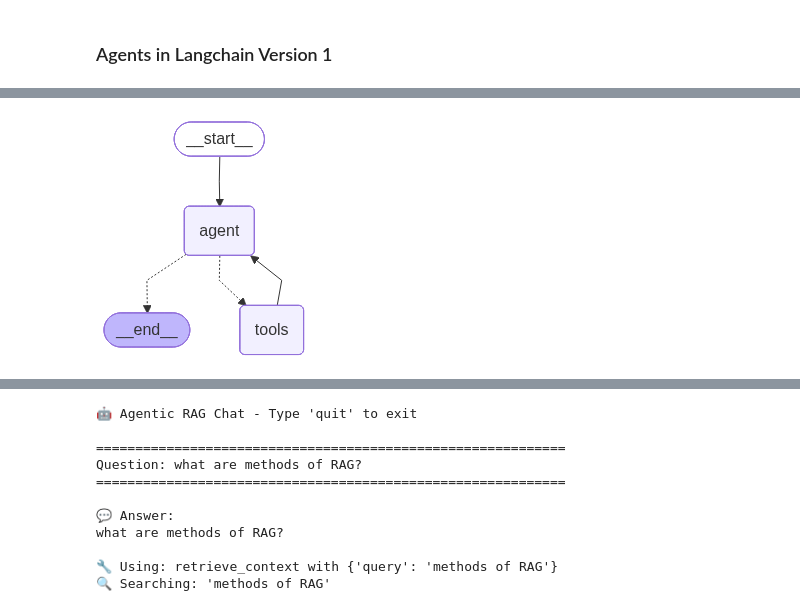
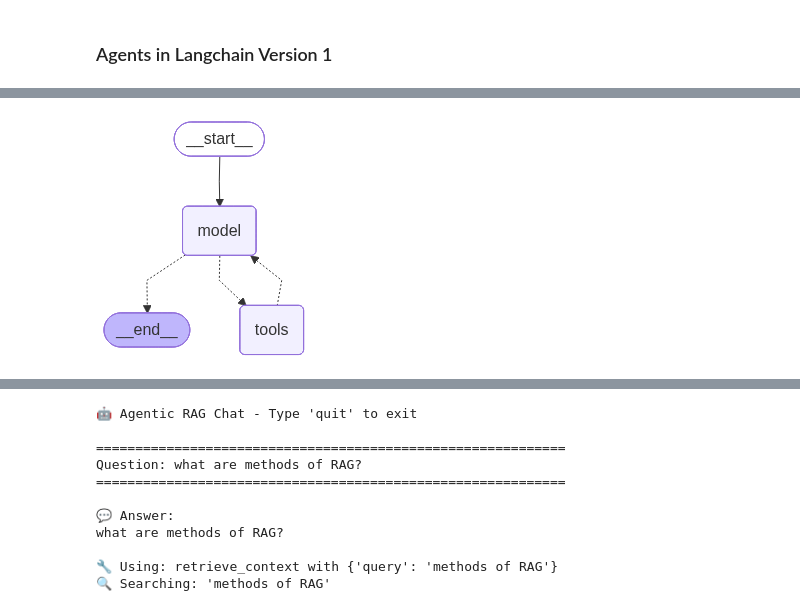
Before and after one commit to laxmimerit/Langchain-and-Ollama, a Jupyter notebook: 13. Agentic RAG/Agentic RAG.ipynb, the cells around one changed output, grey strips where cells are left out. Drawn from its saved outputs; the diff is of its cells as text; code cells hidden in the pictures.

Commit message:
rag tools updated

```diff
--- a/13. Agentic RAG/Agentic RAG.ipynb
+++ b/13. Agentic RAG/Agentic RAG.ipynb
@@ -5,6 +6,6 @@
 # %%
 # use the langchain pre-release for latest features
-# pip install -U langchain langchain-ollama, langchain-chroma, langchain-core langchain-community
+# pip install -U langchain langchain-ollama, langchain-community langchain-core faiss-cpu
 import os
 import warnings
 os.environ['KMP_DUPLICATE_LIB_OK'] = 'True'
@@ -13,7 +14,7 @@ warnings.filterwarnings("ignore")
 from langchain_core.tools import tool
 from langchain.agents import create_agent
 from langchain_ollama import ChatOllama, OllamaEmbeddings
-from langchain_chroma import Chroma
+from langchain_community.vectorstores import FAISS
 from dotenv import load_dotenv
 
 
@@ -34,14 +35,12 @@ embeddings = OllamaEmbeddings(
     base_url="http://localhost:11434"
 )
 
-# Chroma Vector Store (assumes data already exists from previous code)
-vector_store = Chroma(
-    collection_name="pdf_collection",
-    embedding_function=embeddings,
-    persist_directory="..\\01 Semantic Search\\chroma_db"
+# FAISS Vector Store (assumes data already exists from previous code)
+db_name = "./../09. Vector Stores and Retrievals/health_supplements"
+vector_store = FAISS.load_local(
+    db_name,
+    embeddings,
+    allow_dangerous_deserialization=True
 )
-
-print("✓ Using Ollama qwen3 + nomic-embed-text")
-print("✓ Connected to existing Chroma vector store")
 # %% [output]
 ✓ Using Ollama qwen3 + nomic-embed-text
@@ -57,13 +56,12 @@ AIMessage(content='<think>\nOkay, the user said "Hello". I should respond in a f
 print("\n🔍 Testing Vector Store Connection...")
 
 # Test 1: Check collection info
-collection = vector_store._collection
-doc_count = collection.count()
-print(f"✓ Collection '{collection.name}' found with {doc_count} documents")
+doc_count = vector_store.index.ntotal
+print(f"✓ Vector store found with {doc_count} documents")
 
 
 # Test 2: Sample similarity search
-test_query = "methodology"
+test_query = "creatine"
 results = vector_store.similarity_search(test_query, k=3)
 print(f"\n✓ Sample search for '{test_query}':")
 for i, doc in enumerate(results, 1):
@@ -86,9 +88,11 @@ Standard Prompting 58.7...
 # ============================================================================
 # RETRIEVAL TOOL
 # ============================================================================
-@tool(response_format="content_and_artifact")
+@tool()
 def retrieve_context(query: str):
-    """Retrieve relevant information from the document to answer the query."""
+    """Retrieve relevant information for health related queries from the document to answer the query.
+
+    """
     print(f"🔍 Searching: '{query}'")
 
     # Perform similarity search
@@ -106,24 +110,23 @@ def retrieve_context(query: str):
 # ============================================================================
 # AGENT CREATION
 # ============================================================================
-# Tools for the agent (single tool only)
 tools = [retrieve_context]
 
 # Agent prompt - simplified for single tool
-prompt = """You are a research assistant with a document retrieval tool.
+system_prompt = """You are a research assistant with a document retrieval tool.
 
-Tool:
-- retrieve_context: Search the document for relevant information
+                    Tool:
+                    - retrieve_context: Search the document for relevant information
 
-Always use the tool to find relevant information before answering.
-Cite page numbers and be thorough."""
+                    Always use the tool to find relevant information before answering.
+                    Cite page numbers and be thorough."""
 # %%
 # Create the agentic RAG
-rag_agent = create_agent(llm, tools, prompt=prompt)
+rag_agent = create_agent(llm, tools, system_prompt=system_prompt)
 
 rag_agent
 # %% [output]
-[figure, old version]
+[figure, new version]
 # %%
 rag_agent
 
```
Also changed, not shown: parts of 8 cells of this notebook.
